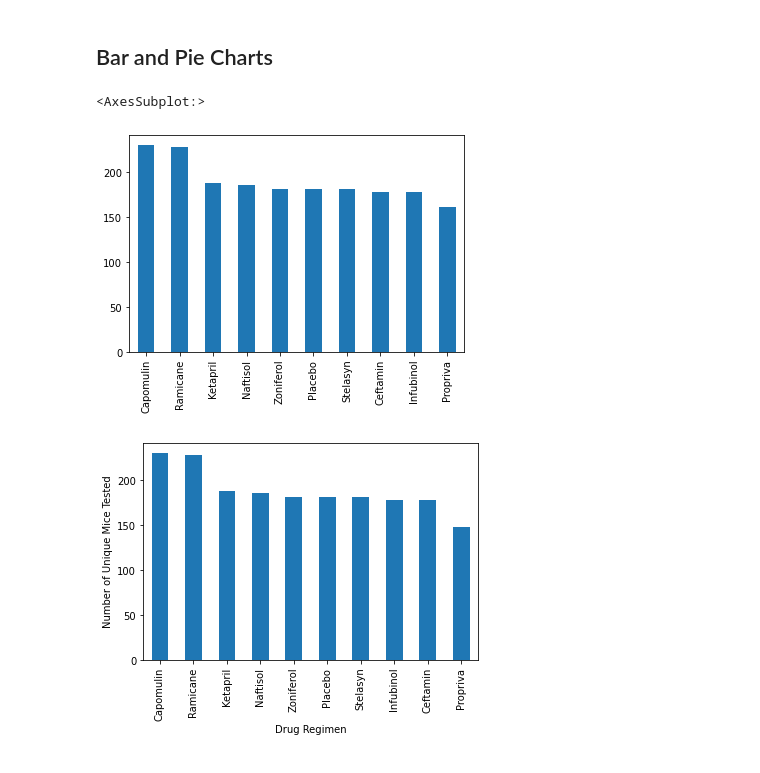
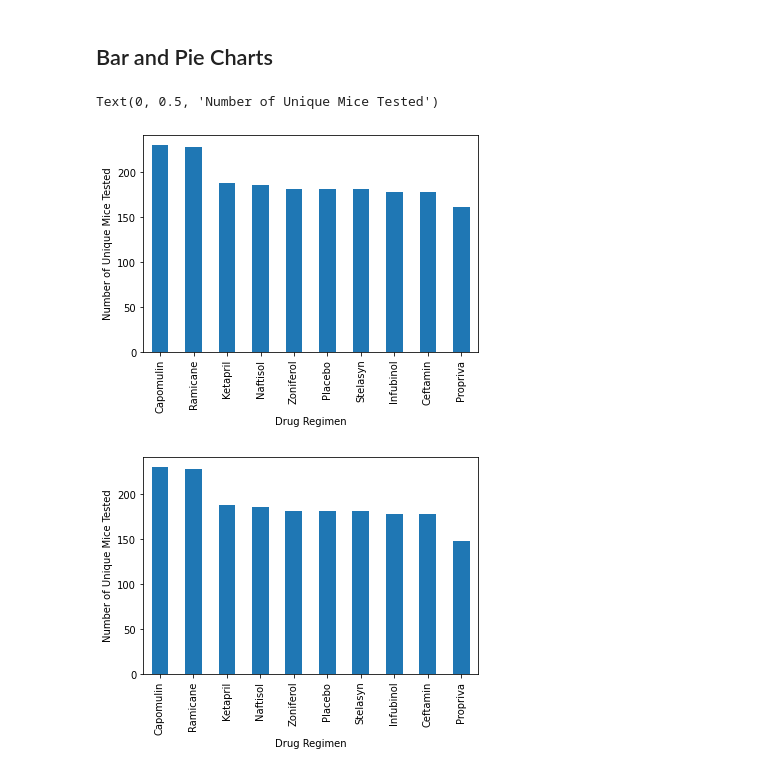
Before and after one commit to 33north/05__Matplotlib__matplotlib-challenge, a Jupyter notebook: pymaceuticals_starter.ipynb, the cells around one changed output. Cells and saved outputs as stored; diff of their text form; code cells hidden in the pictures.

```diff
--- a/pymaceuticals_starter.ipynb
+++ b/pymaceuticals_starter.ipynb
@@ -242,11 +241,13 @@ agg_mouse_study_summary
 # %%
 #pd.plot(kind = "bar", x = mouse_study_data_df["Drug Regimen"], y = mouse_study_data_df["Mouse ID"])
 #drugReg = mouse_study_data_df["Drug Regimen"]
 #ax = drugReg.plot.bar(x="Drug Regimen")
-mouse_study_data_df["Drug Regimen"].value_counts().plot(kind = "bar")
+mouse_pandas_bar = mouse_study_data_df["Drug Regimen"].value_counts().plot(kind = "bar")
+mouse_pandas_bar.set_xlabel("Drug Regimen")
+mouse_pandas_bar.set_ylabel("Number of Unique Mice Tested")
 # %% [output]
-<AxesSubplot:>
+Text(0, 0.5, 'Number of Unique Mice Tested')
-[figure, old version]
+[figure, new version]
 # %%
 # Generate a bar plot showing the total number of unique mice tested on each drug regimen using pandas.
 # %% [output]
```
Also changed, not shown: parts of 8 cells of this notebook.
